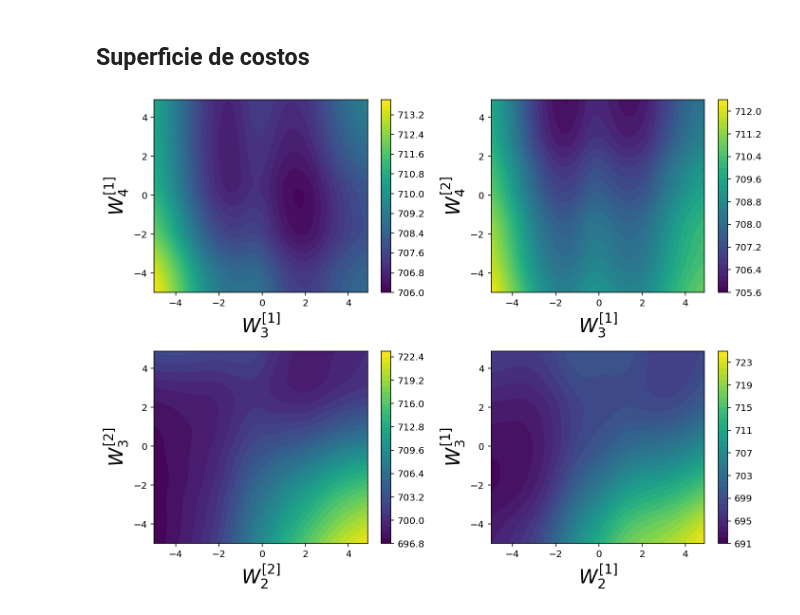
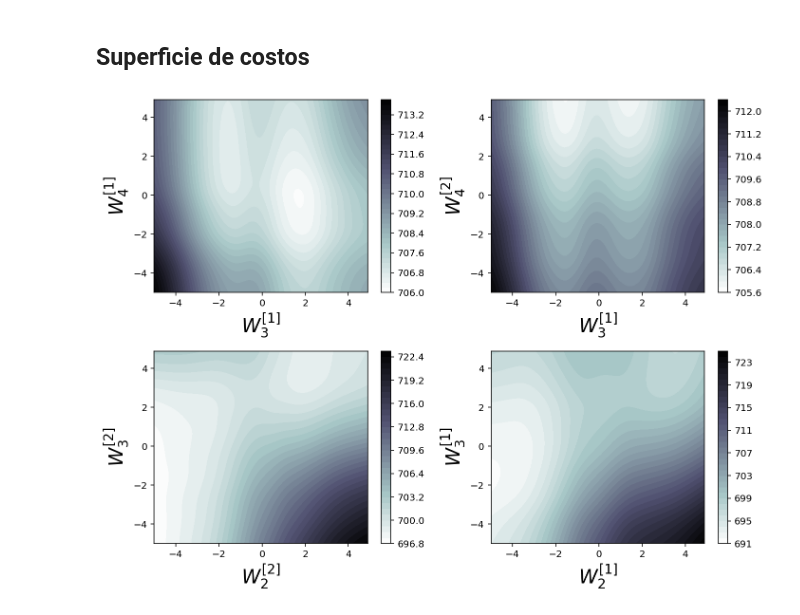
Before and after one commit to elopezgon/deep-learning, a Jupyter notebook: notes/lec01-ann.ipynb, the cells around one changed output. Saved outputs shown, nothing was run; the diff lists cells and outputs as text; code cells hidden in the pictures.

Commit message:
mod lec01: cmap colors

```diff
--- a/notes/lec01-ann.ipynb
+++ b/notes/lec01-ann.ipynb
@@ -104,34 +104,34 @@ def nnet(x, W1, W2): return W2 @ sigmoid(W1 @ x)
 # %%
 seed(31415)
 
 # Creating the samples
 nobs = 1000
 x = randn(10, nobs)
 y = randn(1, nobs)
 
 # Initializing the weights
 w1 = randn(4, 10)
 w2 = randn(1, 4)
 
 cuts = [((2,0), (3,0)),
         ((2,0), (3,1)),
         ((1,1), (2,1)),
         ((1,0), (2,0))]
 
 fig = plt.figure(figsize=(10,7.5))
 for ix, cut in enumerate(cuts):
     ax = fig.add_subplot(2, 2, ix + 1)
     p1, p2, J = nn_utils.loss_surface((x, w1, w2), (w1, w1), cut, nnet, y)
-    plt.contourf(p1, p2, J, 40)
+    plt.contourf(p1, p2, J, 40, cmap="bone_r")
     plt.colorbar()
     (cut1_ix, cut1_layer), (cut2_ix, cut2_layer) = cut
     xlab = "$W^{[" + f"{cut1_layer + 1}" + "]}" + f"_{cut1_ix + 1}$"
     ylab = "$W^{[" + f"{cut2_layer + 1}" + "]}" + f"_{cut2_ix + 1}$"
     plt.xlabel(xlab, fontsize=20)
     plt.ylabel(ylab, fontsize=20)
 plt.tight_layout()
 # %% [output]
-[figure, old version]
+[figure, new version]
 # %% [markdown]
 ## Entrenando una primera red neuronal
 
```
